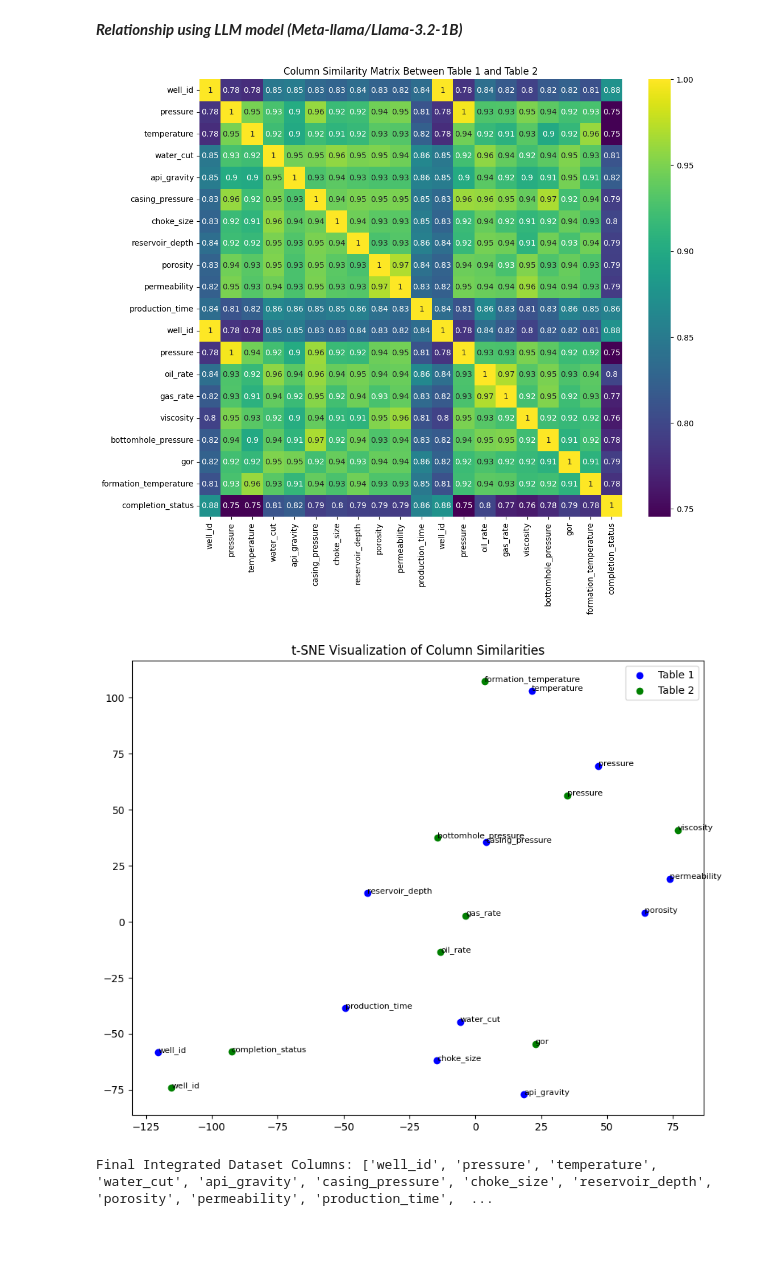
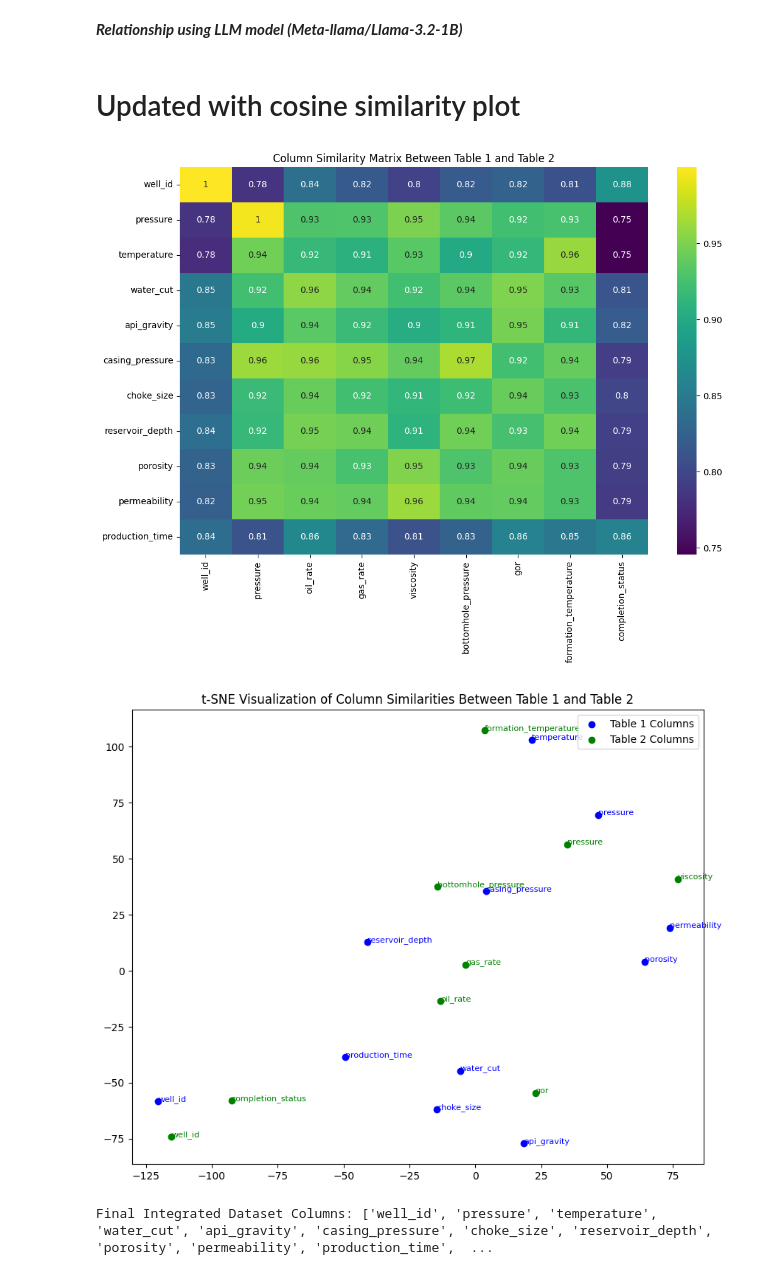
Before and after one commit to Subhashree2016/Relationship-LLM, a Jupyter notebook: LLAMA_Embeddings.ipynb, the cells around one changed output. Drawn from its saved outputs; the diff is of its cells as text; code cells hidden in the pictures; blank space fills up the shorter version.

```diff
--- a/LLAMA_Embeddings.ipynb
+++ b/LLAMA_Embeddings.ipynb
@@ -764,6 +764,8 @@ Requirement already satisfied: urllib3<3,>=1.21.1 in /usr/local/lib/python3.10/d
 Requirement already satisfied: certifi>=2017.4.17 in /usr/local/lib/python3.10/dist-packages (from requests->transformers) (2024.8.30)
 # %% [markdown]
 ***Relationship using LLM model (Meta-llama/Llama-3.2-1B)***
+# %% [markdown]
+# Updated with cosine similarity plot
 # %%
 import torch
 import pandas as pd
@@ -841,80 +843,80 @@ table2_columns = list(table2.columns)
 table1_embeddings = [get_column_data_embeddings(col, table1[col]) for col in table1_columns]
 table2_embeddings = [get_column_data_embeddings(col, table2[col]) for col in table2_columns]
 
-# Combine embeddings and calculate cosine similarity
-all_embeddings = np.vstack(table1_embeddings + table2_embeddings)  # Stack embeddings
-column_names = table1_columns + table2_columns
+# Stack embeddings for Table 1 and Table 2 separately
+table1_embeddings = np.vstack(table1_embeddings)
+table2_embeddings = np.vstack(table2_embeddings)
 
-similarity_matrix = cosine_similarity(all_embeddings)
+# Calculate cosine similarity between Table 1 and Table 2 embeddings
+similarity_matrix = cosine_similarity(table1_embeddings, table2_embeddings)
 
-# Plot similarity matrix
-plt.figure(figsize=(12, 10))
-sns.heatmap(similarity_matrix, annot=True, xticklabels=column_names, yticklabels=column_names, cmap="viridis")
+# Update column names for proper labeling
+row_labels = table1_columns  # Columns from Table 1
+col_labels = table2_columns  # Columns from Table 2
+
+
+# Plot similarity matrix without redundant columns
+plt.figure(figsize=(12, 8))
+sns.heatmap(similarity_matrix, annot=True, xticklabels=col_labels, yticklabels=row_labels, cmap="viridis")
 plt.title("Column Similarity Matrix Between Table 1 and Table 2")
 plt.show()
 
 # t-SNE Visualization
 from sklearn.manifold import TSNE
+# Combine embeddings for t-SNE but keep track of table boundaries
+combined_embeddings = np.vstack([table1_embeddings, table2_embeddings])
 
+# Perform t-SNE on the combined embeddings
 tsne = TSNE(n_components=2, metric="cosine", random_state=42, perplexity=5)
-tsne_results = tsne.fit_transform(all_embeddings)
+tsne_results = tsne.fit_transform(combined_embeddings)
 
+# Plot the t-SNE results
 plt.figure(figsize=(10, 8))
-plt.scatter(tsne_results[:len(table1_columns), 0], tsne_results[:len(table1_columns), 1], color="blue", label="Table 1")
-plt.scatter(tsne_results[len(table1_columns):, 0], tsne_results[len(table1_columns):, 1], color="green", label="Table 2")
 
-# Annotate column names
-for i, col in enumerate(column_names):
-    plt.annotate(col, (tsne_results[i, 0], tsne_results[i, 1]), fontsize=8)
+# Plot Table 1 columns
+plt.scatter(tsne_results[:len(table1_columns), 0], tsne_results[:len(table1_columns), 1],
+            color="blue", label="Table 1 Columns")
 
-plt.title("t-SNE Visualization of Column Similarities")
+# Plot Table 2 columns
+plt.scatter(tsne_results[len(table1_columns):, 0], tsne_results[len(table1_columns):, 1],
+            color="green", label="Table 2 Columns")
+
+# Annotate column names for better interpretation
+for i, col in enumerate(table1_columns):
+    plt.annotate(col, (tsne_results[i, 0], tsne_results[i, 1]), fontsize=8, color="blue")
+for i, col in enumerate(table2_columns):
+    plt.annotate(col, (tsne_results[len(table1_columns) + i, 0], tsne_results[len(table1_columns) + i, 1]),
+                 fontsize=8, color="green")
+
+# Add titles and legend
+plt.title("t-SNE Visualization of Column Similarities Between Table 1 and Table 2")
 plt.legend()
 plt.show()
 
-'''
-# Calculate similarity scores and apply a dynamic threshold
-similarity_scores = [
-    similarity_matrix[i, len(table1_columns) + j]
-    for i in range(len(table1_columns))
-    for j in range(len(table2_columns))
-]
-dynamic_threshold = np.percentile(similarity_scores, 90)  # Top 10% threshold
-print(f"Dynamic Similarity Threshold: {dynamic_threshold}")
 
-# Build column mapping using the dynamic threshold
-column_mapping = {}
-for i, col1 in enumerate(table1_columns):
-    for j, col2 in enumerate(table2_columns):
-        similarity_score = similarity_matrix[i, len(table1_columns) + j]
-        if similarity_score > dynamic_threshold:
-            column_mapping[col1] = col2
-            print(f"Similar: {col1} (Table 1) -> {col2} (Table 2) | Score: {similarity_score}")
-'''
 # Integrate datasets without unnecessary suffixes
 integrated_data = table1.copy()
 
 # Add columns from Table 2 that don't already exist in Table 1
 for col in table2.columns:
     if col in table1.columns:
         # If column exists in both tables, rename the column from Table 2 with '_from_table2'
         integrated_data[f"{col}_from_table2"] = table2[col]
     else:
         # If the column is unique to Table 2, add it as is
         integrated_data[col] = table2[col]
 
 # Final integrated dataset with relevant columns from both tables
 print(f"Final Integrated Dataset Columns: {list(integrated_data.columns)}")
 
-
-
-# Generate refined correlation heatmap
+# Generate correlation heatmap
 numeric_data = integrated_data.select_dtypes(include=[np.number])  # Only numeric columns
 plt.figure(figsize=(12, 10))
 sns.heatmap(numeric_data.corr(), annot=True, cmap="coolwarm", fmt=".2f")
 plt.title("Correlation Heatmap of Integrated Dataset")
 plt.show()
 # %% [output]
-[figure, old version]
+[figure, new version]
-[figure, old version]
+[figure, new version]
 Final Integrated Dataset Columns: ['well_id', 'pressure', 'temperature', 'water_cut', 'api_gravity', 'casing_pressure', 'choke_size', 'reservoir_depth', 'porosity', 'permeability', 'production_time',  ...
 [figure]
```
